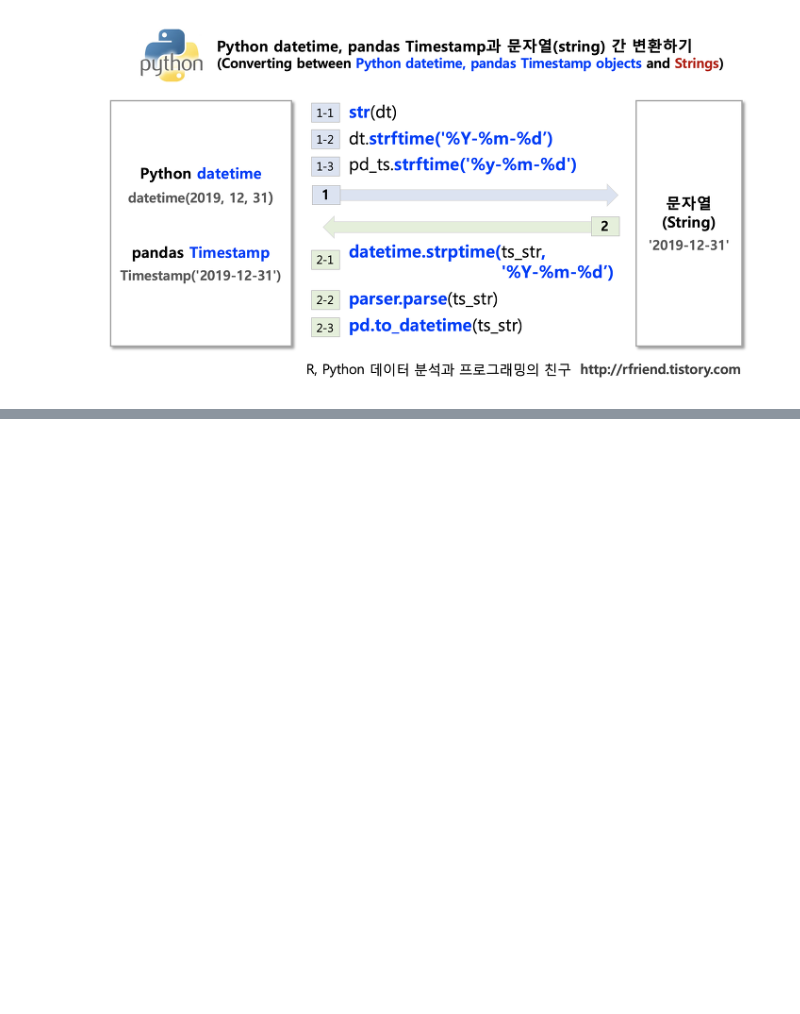
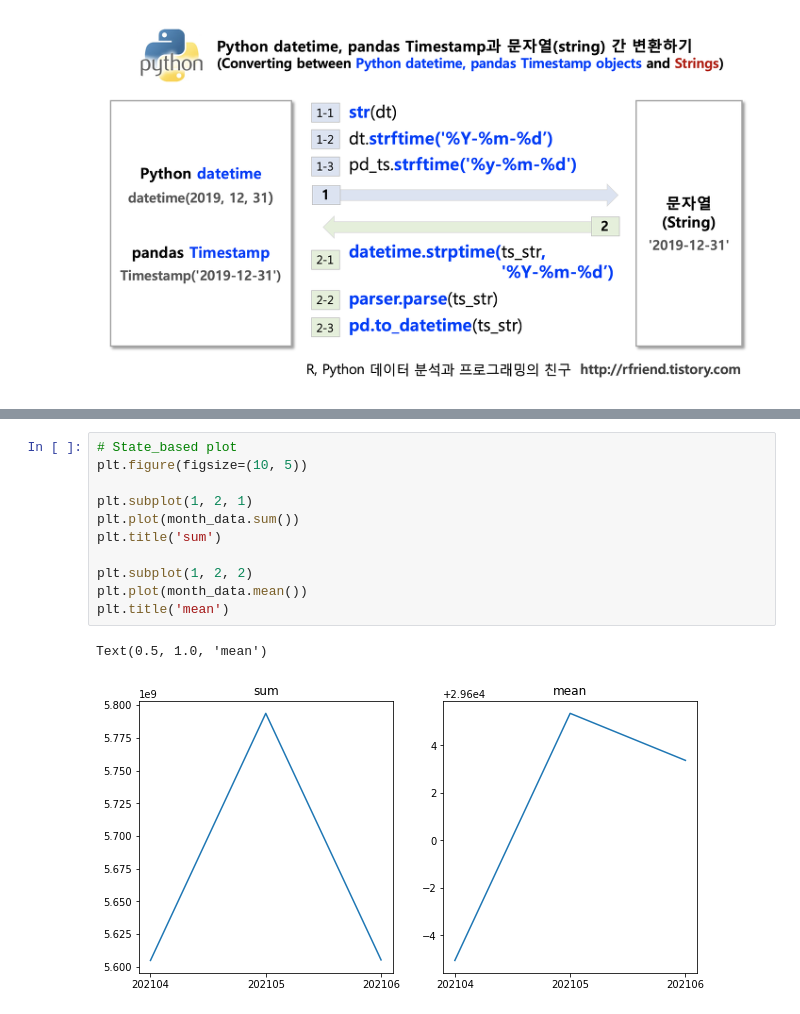
Before and after one commit to kiyong21c/PythonML, a Jupyter notebook: 20221110_Union.ipynb, the cells around one changed output, grey strips where cells are left out. Drawn from its saved outputs; the diff is of its cells as text; blank space fills up the shorter version.

```diff
--- a/20221110_Union.ipynb
+++ b/20221110_Union.ipynb
@@ -480,0 +647,14 @@ Name: order_accept_date, Length: 574435, dtype: object
+# %%
+# State_based plot
+plt.figure(figsize=(10, 5))
+
+plt.subplot(1, 2, 1)
+plt.plot(month_data.sum())
+plt.title('sum')
+
+plt.subplot(1, 2, 2)
+plt.plot(month_data.mean())
+plt.title('mean')
+# %% [output]
+Text(0.5, 1.0, 'mean')
+[figure, added]
```
Also changed, not shown: parts of 14 cells of this notebook.
